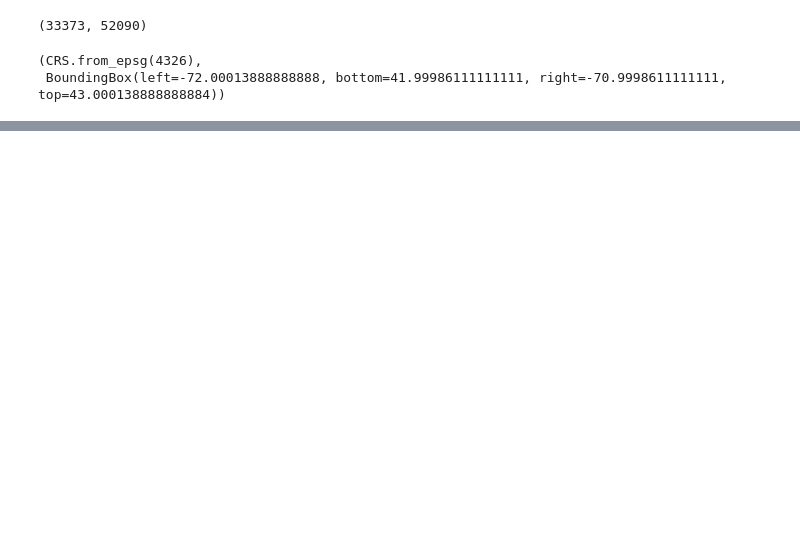
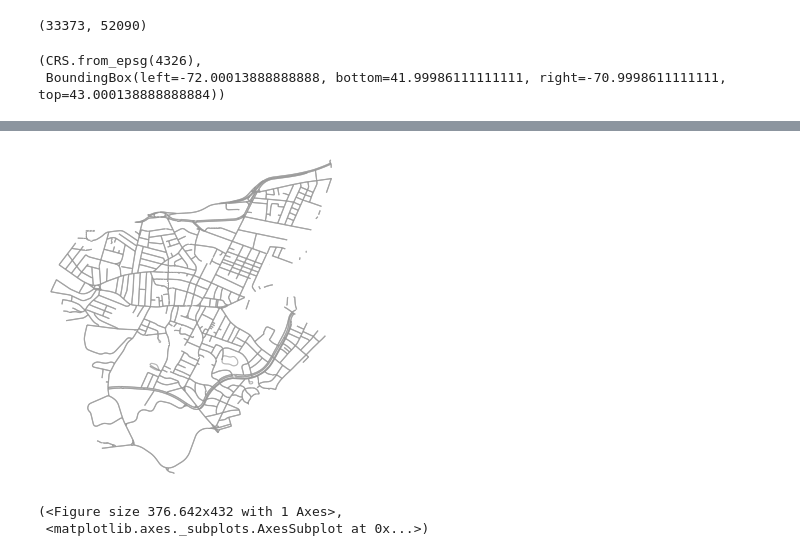
Before and after one commit to saltzadam/WheelWay, a Jupyter notebook: jupyter/brighton/Add elevation.ipynb, the cells around one changed output, grey strips where cells are left out. Drawn from its saved outputs; the diff is of its cells as text; code cells hidden in the pictures; blank space fills up the shorter version.

```diff
--- a/jupyter/brighton/Add elevation.ipynb
+++ b/jupyter/brighton/Add elevation.ipynb
@@ -255,0 +239,48 @@ unary_union(list(get_perps(LineString([[0,1], [1,0]]))) + [LineString([[0,1], [1
+# %%
+brighton_sidewalks['length'] = brighton_sidewalks.length
+brighton_sidewalks.drop(inplace=True, columns=['cut_geometry'])
+# %%
+brighton_sidewalks.geometry = brighton_sidewalks.geometry.map(round_edge)
+# %%
+# setup routing
+import osmnx as ox
+points = list(map(Point, (list(set([point for ls in list(brighton_sidewalks.geometry.map(lambda x : list(x.coords)).values) for point in ls])))))
+brighton_sw_points = gpd.GeoDataFrame(points)
+brighton_sw_points.geometry = brighton_sw_points[0]
+len_sw = len(list(brighton_sw_points.geometry.map(lambda x : x.coords)))
+sw_coord_dict = dict(list(set(zip(list(brighton_sw_points.geometry.map(lambda x : tuple(x.coords)[0])), range(len_sw)))))
+
+sw_coords = sw_coord_dict.keys()
+
+from shapely.coords import CoordinateSequence
+brighton_sidewalks['u'] = brighton_sidewalks.geometry.map(lambda x : sw_coord_dict[x.coords[0]])
+brighton_sidewalks['v'] = brighton_sidewalks.geometry.map(lambda x : sw_coord_dict[x.coords[-1]])
+brighton_sidewalks['key'] = 0
+brighton_sidewalks['osmid'] = brighton_sidewalks.index.map(lambda x : 1000000000 * x)
+
+brighton_sw_points['id'] = brighton_sw_points.geometry.map(lambda x : sw_coord_dict[x.coords[0]])
+brighton_sw_points['osmid'] = brighton_sw_points.id
+
+brighton_sw_points['x'] = brighton_sw_points.geometry.map(lambda x : x.coords[0][1])
+brighton_sw_points['y'] = brighton_sw_points.geometry.map(lambda x : x.coords[0][0])
+
+def union_graph(points_gdfs, edges_gdfs, crs=None):
+    points_df = pd.concat([pd.DataFrame(gdf) for gdf in points_gdfs], ignore_index=True, sort=False)
+    edges_df = pd.concat([pd.DataFrame(gdf) for gdf in edges_gdfs], ignore_index=True, sort=False)
+
+    if crs:
+        points_gdf = gpd.GeoDataFrame(points_df, crs = points_gdfs[0].crs).to_crs(crs)
+        edges_gdf = gpd.GeoDataFrame(edges_df, crs = edges_gdfs[0].crs).to_crs(crs)
+    else:
+        points_gdf = gpd.GeoDataFrame(points_df, crs = points_gdfs[0].crs)
+        edges_gdf = gpd.GeoDataFrame(edges_df, crs = edges_gdfs[0].crs)
+    return ox.utils_graph.graph_from_gdfs(points_gdf, edges_gdf)
+
+brighton_sidewalk_G = union_graph([brighton_sw_points], [brighton_sidewalks])
+#brighton_sidewalk_G = ox.utils_graph.get_largest_component(brighton_sidewalk_G, strongly=True)
+# %%
+ox.plot.plot_graph(brighton_sidewalk_G)
+# %% [output]
+[figure, added]
+(<Figure size 376.642x432 with 1 Axes>,
+ <matplotlib.axes._subplots.AxesSubplot at 0x...>)
```
Also changed, not shown: parts of 28 cells of this notebook, 43 other files.
